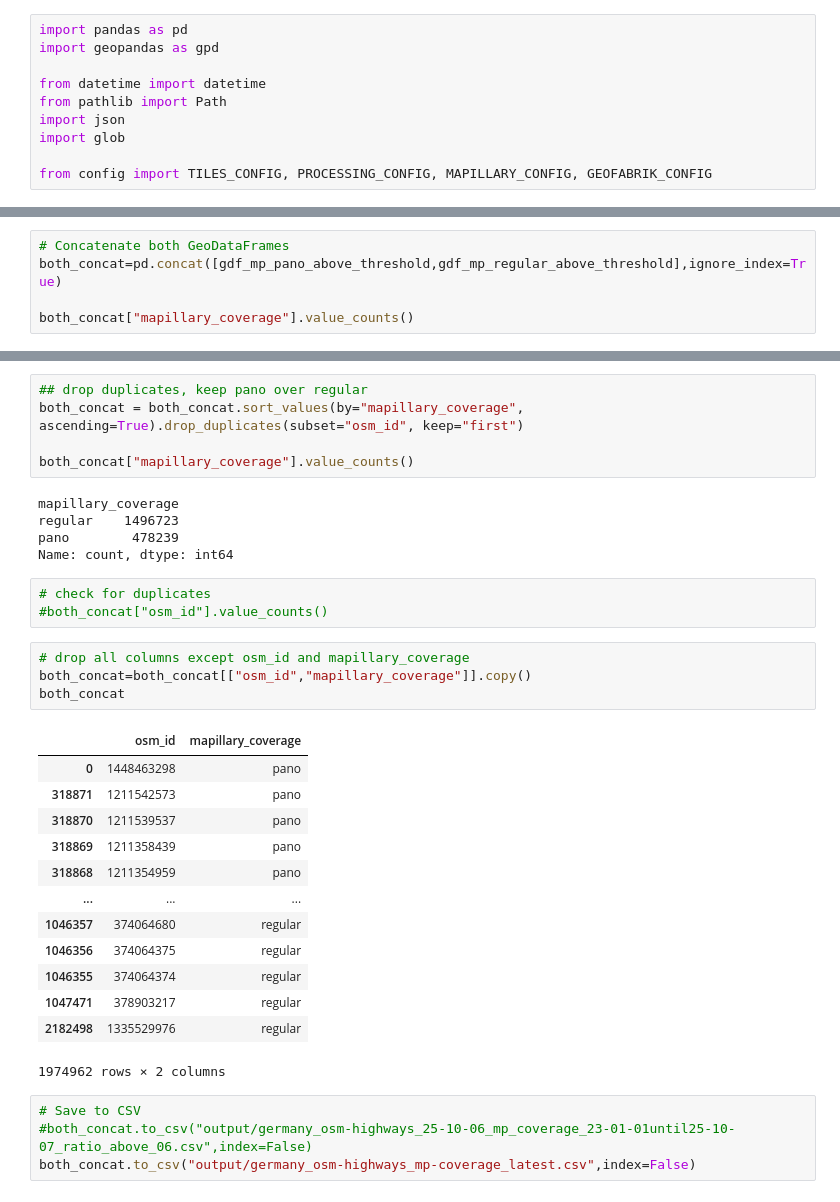
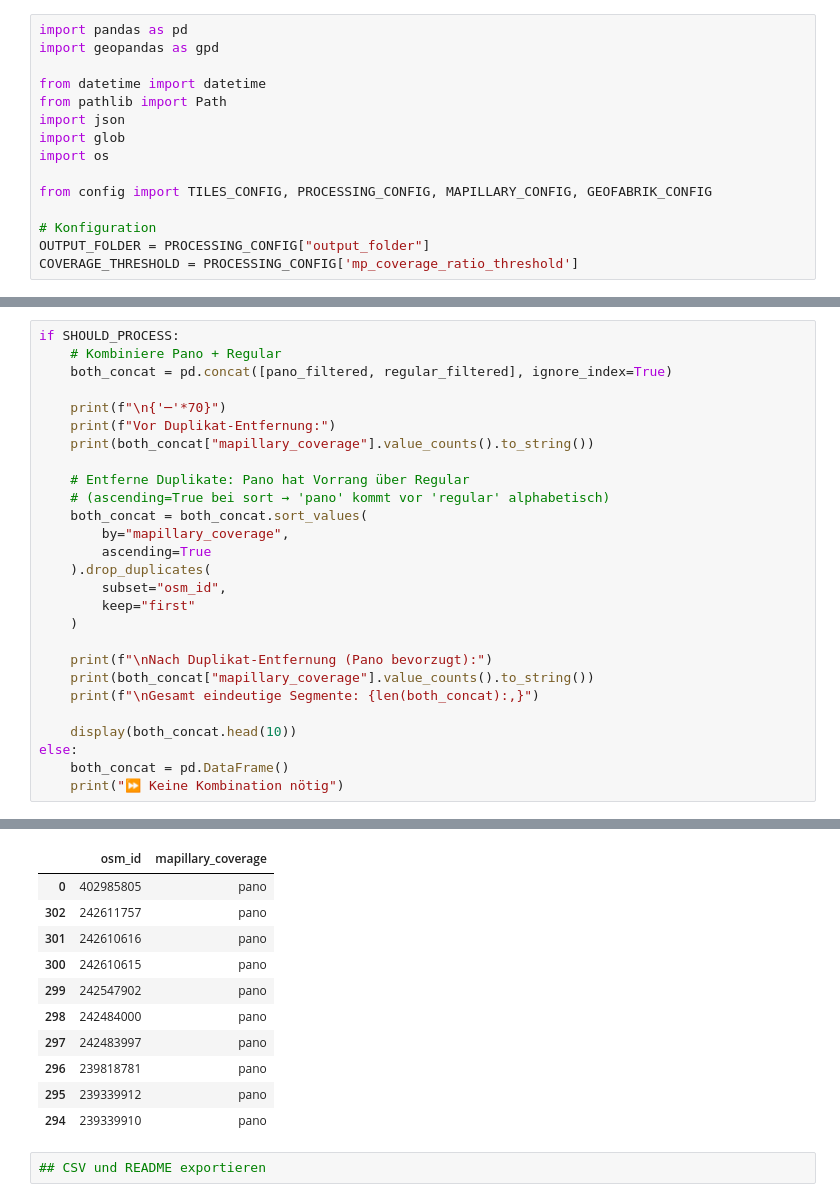
Before and after one commit to vizsim/mapillary_coverage, a Jupyter notebook: 4_provide_mp-osm_coverage_csv_new.ipynb, the cells around one changed output, grey strips where cells are left out. Cells and saved outputs as stored; diff of their text form.

```diff
--- a/4_provide_mp-osm_coverage_csv_new.ipynb
+++ b/4_provide_mp-osm_coverage_csv_new.ipynb
@@ -14,5 +12,10 @@ from datetime import datetime
 from pathlib import Path
 import json
 import glob
+import os
 
 from config import TILES_CONFIG, PROCESSING_CONFIG, MAPILLARY_CONFIG, GEOFABRIK_CONFIG
+
+# Konfiguration
+OUTPUT_FOLDER = PROCESSING_CONFIG["output_folder"]
+COVERAGE_THRESHOLD = PROCESSING_CONFIG['mp_coverage_ratio_threshold']
@@ -177,6 +294,28 @@ gdf_mp_regular_above_threshold
 # %%
-# Concatenate both GeoDataFrames
-both_concat=pd.concat([gdf_mp_pano_above_threshold,gdf_mp_regular_above_threshold],ignore_index=True)
+if SHOULD_PROCESS:
+    # Kombiniere Pano + Regular
+    both_concat = pd.concat([pano_filtered, regular_filtered], ignore_index=True)
 
-both_concat["mapillary_coverage"].value_counts()
+    print(f"\n{'─'*70}")
+    print(f"Vor Duplikat-Entfernung:")
+    print(both_concat["mapillary_coverage"].value_counts().to_string())
+
+    # Entferne Duplikate: Pano hat Vorrang über Regular
+    # (ascending=True bei sort → 'pano' kommt vor 'regular' alphabetisch)
+    both_concat = both_concat.sort_values(
+        by="mapillary_coverage",
+        ascending=True
+    ).drop_duplicates(
+        subset="osm_id",
+        keep="first"
+    )
+
+    print(f"\nNach Duplikat-Entfernung (Pano bevorzugt):")
+    print(both_concat["mapillary_coverage"].value_counts().to_string())
+    print(f"\nGesamt eindeutige Segmente: {len(both_concat):,}")
+
+    display(both_concat.head(10))
+else:
+    both_concat = pd.DataFrame()
+    print("⏩ Keine Kombination nötig")
 # %% [output]
@@ -187,35 +334,13 @@ Name: count, dtype: int64
+|  | osm_id | mapillary_coverage |
+| 0 | 402985805 | pano |
+| 302 | 242611757 | pano |
+| 301 | 242610616 | pano |
+| 300 | 242610615 | pano |
+| 299 | 242547902 | pano |
+| 298 | 242484000 | pano |
+| 297 | 242483997 | pano |
+| 296 | 239818781 | pano |
+| 295 | 239339912 | pano |
+| 294 | 239339910 | pano |
-# %%
-## drop duplicates, keep pano over regular
-both_concat = both_concat.sort_values(by="mapillary_coverage", ascending=True).drop_duplicates(subset="osm_id", keep="first")
-
-both_concat["mapillary_coverage"].value_counts()
-# %% [output]
-mapillary_coverage
-regular    1496723
-pano        478239
-Name: count, dtype: int64
-# %%
-# check for duplicates
-#both_concat["osm_id"].value_counts()
-# %%
-# drop all columns except osm_id and mapillary_coverage
-both_concat=both_concat[["osm_id","mapillary_coverage"]].copy()
-both_concat
-# %% [output]
-|  | osm_id | mapillary_coverage |
-| 0 | 1448463298 | pano |
-| 318871 | 1211542573 | pano |
-| 318870 | 1211539537 | pano |
-| 318869 | 1211358439 | pano |
-| 318868 | 1211354959 | pano |
-| ... | ... | ... |
-| 1046357 | 374064680 | regular |
-| 1046356 | 374064375 | regular |
-| 1046355 | 374064374 | regular |
-| 1047471 | 378903217 | regular |
-| 2182498 | 1335529976 | regular |
-1974962 rows × 2 columns
 # %%
-# Save to CSV
-#both_concat.to_csv("output/germany_osm-highways_25-10-06_mp_coverage_23-01-01until25-10-07_ratio_above_06.csv",index=False)
-both_concat.to_csv("output/germany_osm-highways_mp-coverage_latest.csv",index=False)
+## CSV und README exportieren
```
Also changed, not shown: parts of 14 cells of this notebook, 1 other file.
